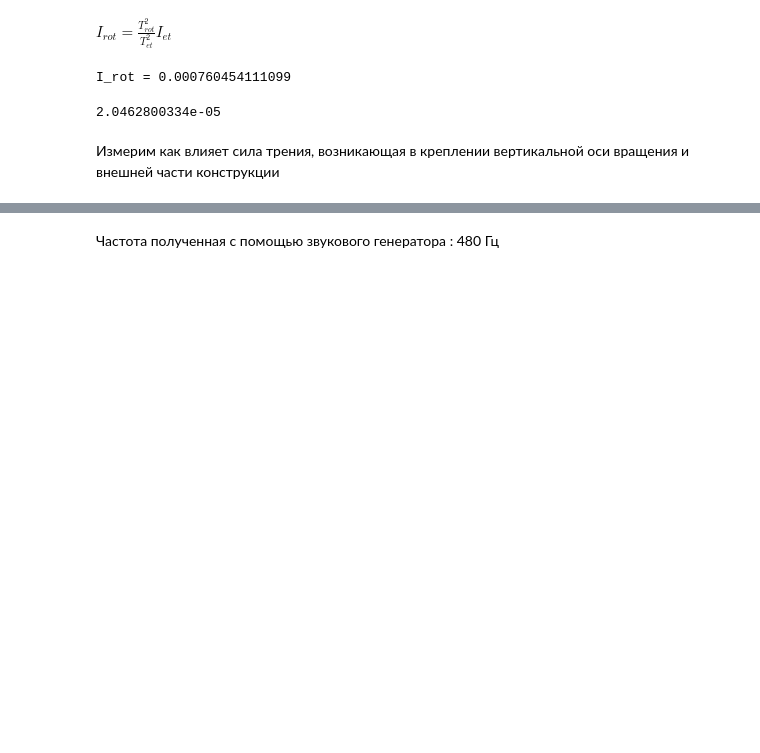
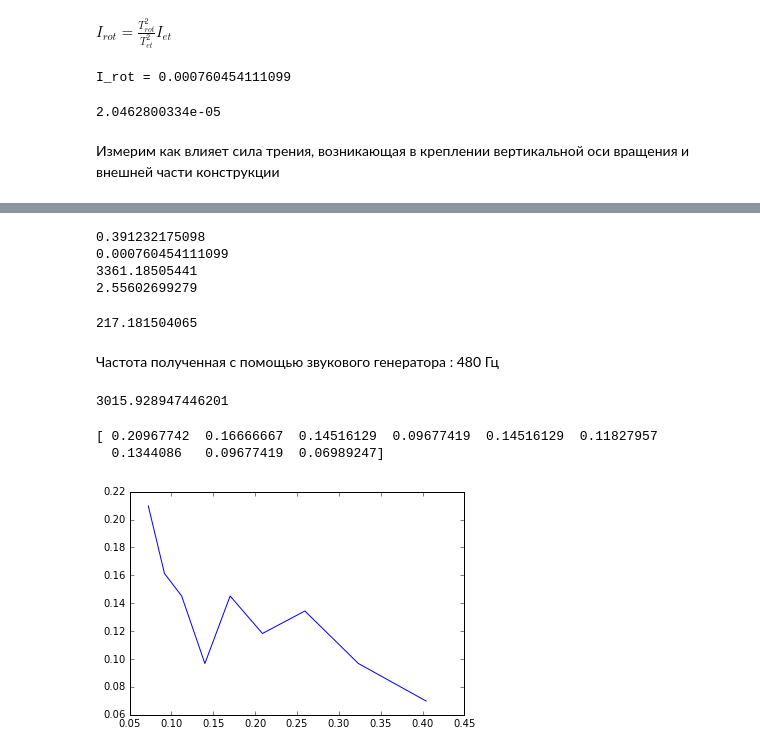
Before and after one commit to ale3otik/Physic_labs2016, a Jupyter notebook: Laba6/gyroscope.ipynb, the cells around one changed output, grey strips where cells are left out. Drawn from its saved outputs; the diff is of its cells as text; code cells hidden in the pictures; blank space fills up the shorter version.

```diff
--- a/Laba6/gyroscope.ipynb
+++ b/Laba6/gyroscope.ipynb
@@ -68,12 +68,12 @@ print(sigm_i)
 # %% [markdown]
 Измерим как влияет сила трения, возникающая в креплении вертикальной оси вращения и внешней части конструкции
 # %%
-t_tr = np.array([2.30, 2.36, 2.11, 1.48, 2.51, 2.18, 2.47, 2.10 ,3.28]) #min
+t_tr = np.array([2.36, 2.30 , 2.11, 1.48, 2.51, 2.18, 2.47, 2.10 ,3.28]) #min
 n_tr = [1,1,1,1,2,2,3,3,5] # количество оборотов
 m_g = [60,76,93,116,141,173,215,268,335] # g
-dh = [3.9, 2.6, 2.0, 1.7, 3.1, 2.2, 2.5, 2.1, 1.3] #cm
-R = 18.6 * 1e-3 #cmрадус для измерения угла
-r = 12.3 * 1e-3 #плечо силы
+dh = [3.9, 3.1, 2.7, 1.8, 2.7, 2.2, 2.5, 1.8, 1.3] #cm
+R = 18.6 * 1e-2 #cmрадус для измерения угла
+r = 12.3 * 1e-2 #плечо силы
 # %%
 ts = 60 * t_tr
 Y = np.zeros(len(t_tr))
@@ -138,2 +138,33 @@ plt.show()
+# %%
+w = 1 / (k * I_rot)
+print(k)
+print(I_rot)
+print(w)
+print(1/k)
+# %% [output]
+0.391232175098
+0.000760454111099
+3361.18505441
+2.55602699279
+# %%
+sw = w * ( (sk/k)**2 + (sigm_i/I_rot)**2)**0.5
+print(sw)
+# %% [output]
+217.181504065
 # %% [markdown]
 Частота полученная с помощью звукового генератора : 480 Гц
+# %%
+print(2 * math.pi * 480)
+# %% [output]
+3015.928947446201
+# %%
+dphi = 1/R *  1e-2 * np.array(dh)
+print(dphi)
+# %% [output]
+[ 0.20967742  0.16666667  0.14516129  0.09677419  0.14516129  0.11827957
+  0.1344086   0.09677419  0.06989247]
+# %%
+plt.plot(mkg,dphi)
+plt.show()
+# %% [output]
+[figure, added]
```
Also changed, not shown: parts of 4 cells of this notebook, 10 other files.
